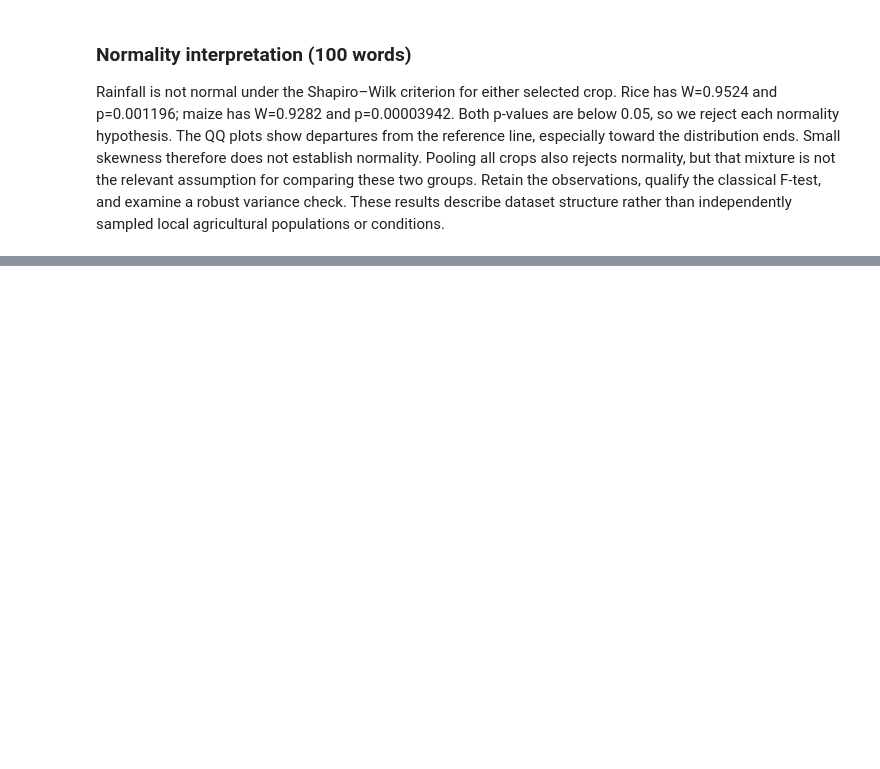
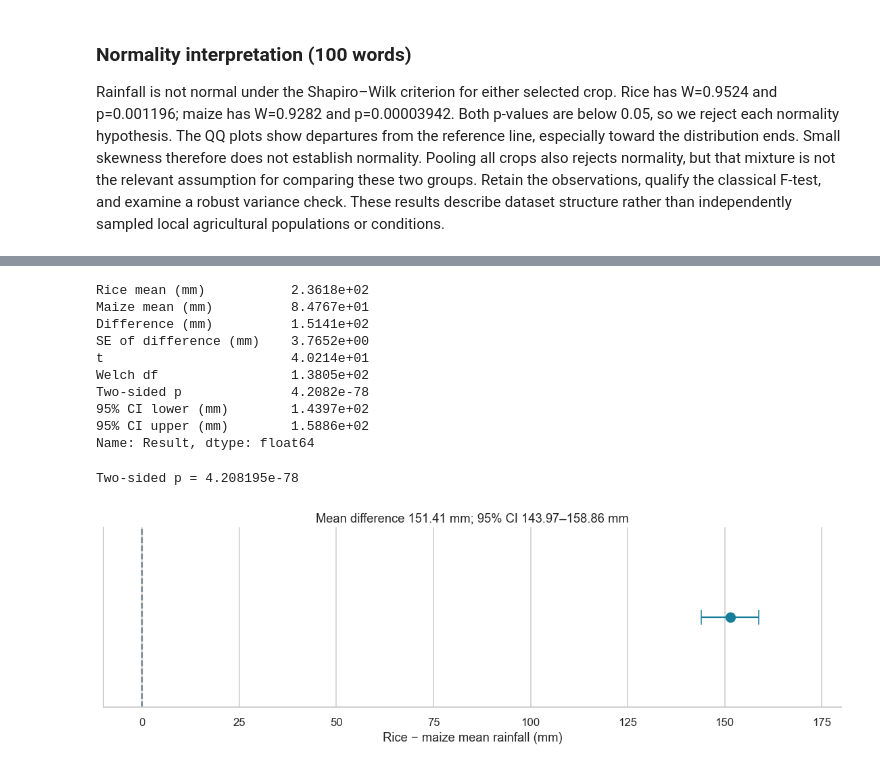
Before and after one commit to UbaidUllah777/Crop_Recommendation_Analysis, a Jupyter notebook: Crop_Recommendation_Workshop_A.ipynb, the cells around one changed output, grey strips where cells are left out. Cells and saved outputs as stored; diff of their text form; code cells hidden in the pictures; blank space fills up the shorter version.

```diff
--- a/Crop_Recommendation_Workshop_A.ipynb
+++ b/Crop_Recommendation_Workshop_A.ipynb
@@ -499,0 +507,15 @@ Rainfall is not normal under the Shapiro–Wilk criterion for either selected cr
+# %%
+n_a, n_b = len(a), len(b)
+var_a, var_b = np.var(a, ddof=1), np.var(b, ddof=1)
+f_stat = var_a / var_b
+df1, df2 = n_a - 1, n_b - 1
+p_f = min(1.0, 2 * min(stats.f.cdf(f_stat, df1, df2), stats.f.sf(f_stat, df1, df2)))
+levene = stats.levene(a, b, center='median')
+display(pd.DataFrame({
+    'Test': ['Classical variance-ratio F', 'Median-centered Levene'],
+    'Statistic': [f_stat, levene.statistic], 'df numerator': [df1, 1],
+    'df denominator': [df2, n_a + n_b - 2], 'p_value': [p_f, levene.pvalue],
+    'Decision at 5%': ['Reject equal variances' if p < ALPHA else 'Fail to reject equal variances'
+                       for p in [p_f, levene.pvalue]]}))
+print(f'Rice variance: {var_a:.3f} mm²; maize variance: {var_b:.3f} mm²')
+print('F-test inference is qualified because both groups reject normality.')
@@ -499,0 +541,38 @@ Rainfall is not normal under the Shapiro–Wilk criterion for either selected cr
+# %%
+mean_difference = np.mean(a) - np.mean(b)
+standard_error = np.sqrt(var_a / n_a + var_b / n_b)
+t_manual = mean_difference / standard_error
+welch_df = (var_a/n_a + var_b/n_b)**2 / ((var_a/n_a)**2/(n_a-1) + (var_b/n_b)**2/(n_b-1))
+p_manual = 2 * stats.t.sf(abs(t_manual), df=welch_df)
+welch = stats.ttest_ind(a, b, equal_var=False, alternative='two-sided')
+ci = welch.confidence_interval(confidence_level=0.95)
+assert np.isclose(t_manual, welch.statistic)
+assert np.isclose(welch_df, welch.df)
+assert np.isclose(p_manual / welch.pvalue, 1)
+display(pd.Series({'Rice mean (mm)': np.mean(a), 'Maize mean (mm)': np.mean(b),
+                   'Difference (mm)': mean_difference, 'SE of difference (mm)': standard_error,
+                   't': welch.statistic, 'Welch df': welch.df, 'Two-sided p': welch.pvalue,
+                   '95% CI lower (mm)': ci.low, '95% CI upper (mm)': ci.high}, name='Result'))
+print(f'Two-sided p = {welch.pvalue:.6e}')
+
+fig, ax = plt.subplots(figsize=(10, 3.2), layout='constrained')
+ax.errorbar(mean_difference, 0, xerr=[[mean_difference-ci.low], [ci.high-mean_difference]],
+            fmt='o', color='#167D9A', capsize=7, markersize=9)
+ax.axvline(0, color='#687680', linestyle='--')
+ax.set(yticks=[], xlabel='Rice − maize mean rainfall (mm)',
+       title=f'Mean difference {mean_difference:.2f} mm; 95% CI {ci.low:.2f}–{ci.high:.2f} mm',
+       xlim=(-10, 180))
+save_show(fig, '05_mean_difference.png')
+# %% [output]
+Rice mean (mm)           2.3618e+02
+Maize mean (mm)          8.4767e+01
+Difference (mm)          1.5141e+02
+SE of difference (mm)    3.7652e+00
+t                        4.0214e+01
+Welch df                 1.3805e+02
+Two-sided p              4.2082e-78
+95% CI lower (mm)        1.4397e+02
+95% CI upper (mm)        1.5886e+02
+Name: Result, dtype: float64
+Two-sided p = 4.208195e-78
+[figure, added]
```
Also changed, not shown: parts of 15 cells of this notebook, 7 other files.
